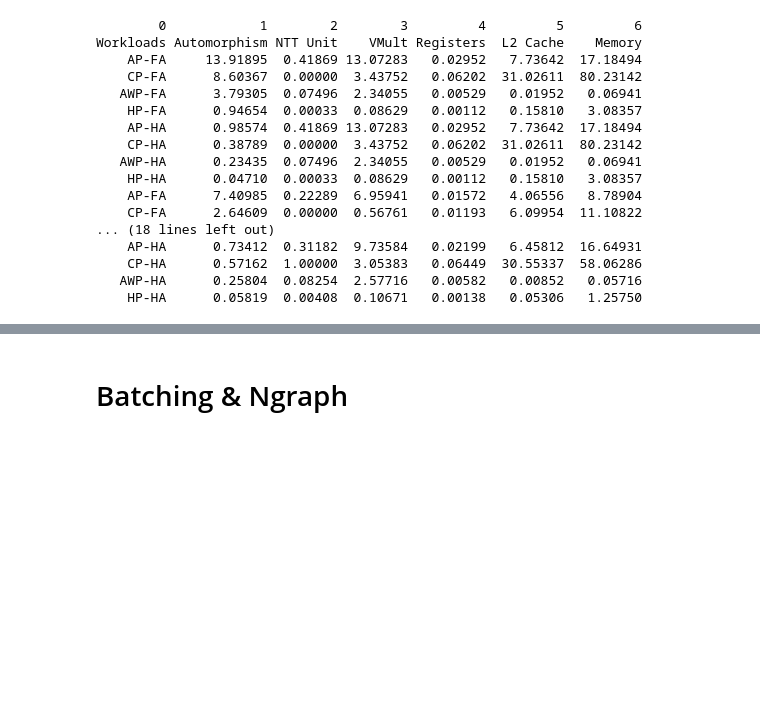
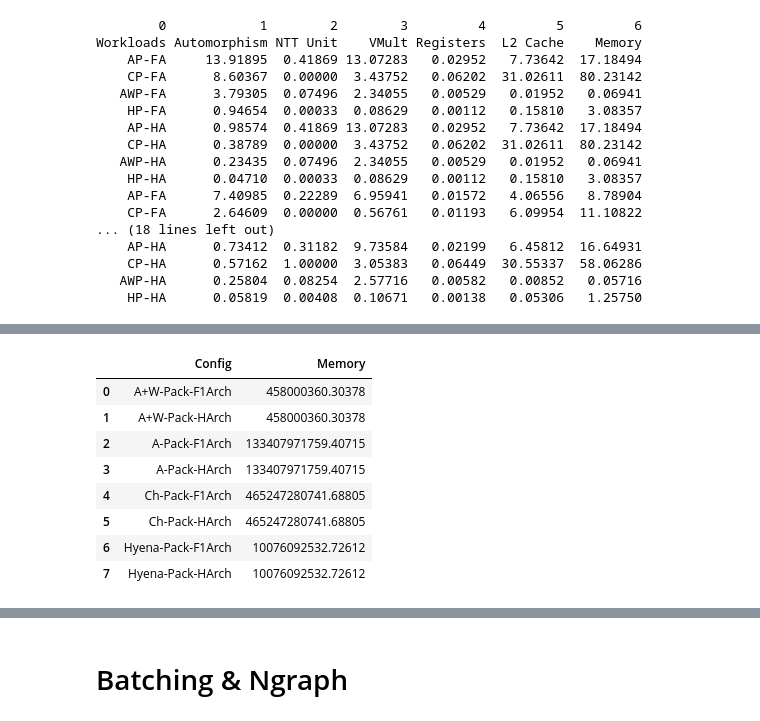
Before and after one commit to UtahArch/HEPack-Sim, a Jupyter notebook: charts.ipynb, the cells around one changed output, grey strips where cells are left out. Drawn from its saved outputs; the diff is of its cells as text; code cells hidden in the pictures; blank space fills up the shorter version.

```diff
--- a/charts.ipynb
+++ b/charts.ipynb
@@ -665,0 +738,37 @@ Workloads Automorphism NTT Unit    VMult Registers  L2 Cache    Memory
+# %%
+temp_dd = []
+
+for cnn_name, data in [("ResNet50",data_resnet), ("Mobile",data_mobile), ("GNMT",data_gnmt)]:
+    for model in data:
+        if 'ngraph' in model[0]:
+            continue
+        if 'plus' in model[0]:
+            continue
+#         if 'hyena' not in model[2]:
+#             continue
+#         if 'hyena' not in model[0] and 'epic' not in model[0]:
+#             continue
+        for layer in data[model]:
+            temp_dd.append([
+                            cnn_name,
+                            replace_strings["_".join(model[:-1])],
+                            data[model][layer]['Layer'],
+                            int(data[model][layer]['Chiplet']['Memory'])
+                        ])
+
+df_dd = pd.DataFrame(temp_dd, columns=['Model', 'Config', 'Layer', 'Memory'])
+df_dd = df_dd.groupby(['Model', 'Config']).sum().reset_index()
+df_temp = df_dd.groupby(['Config']).mean().reset_index()
+df_dd = df_dd.groupby(['Config']).prod().reset_index()
+df_dd['Memory'] = df_dd['Memory']**(1./3)
+df_dd
+# %% [output]
+|  | Config | Memory |
+| 0 | A+W-Pack-F1Arch | 458000360.30378 |
+| 1 | A+W-Pack-HArch | 458000360.30378 |
+| 2 | A-Pack-F1Arch | 133407971759.40715 |
+| 3 | A-Pack-HArch | 133407971759.40715 |
+| 4 | Ch-Pack-F1Arch | 465247280741.68805 |
+| 5 | Ch-Pack-HArch | 465247280741.68805 |
+| 6 | Hyena-Pack-F1Arch | 10076092532.72612 |
+| 7 | Hyena-Pack-HArch | 10076092532.72612 |
```
Also changed, not shown: parts of 26 cells of this notebook, 5 other files.
